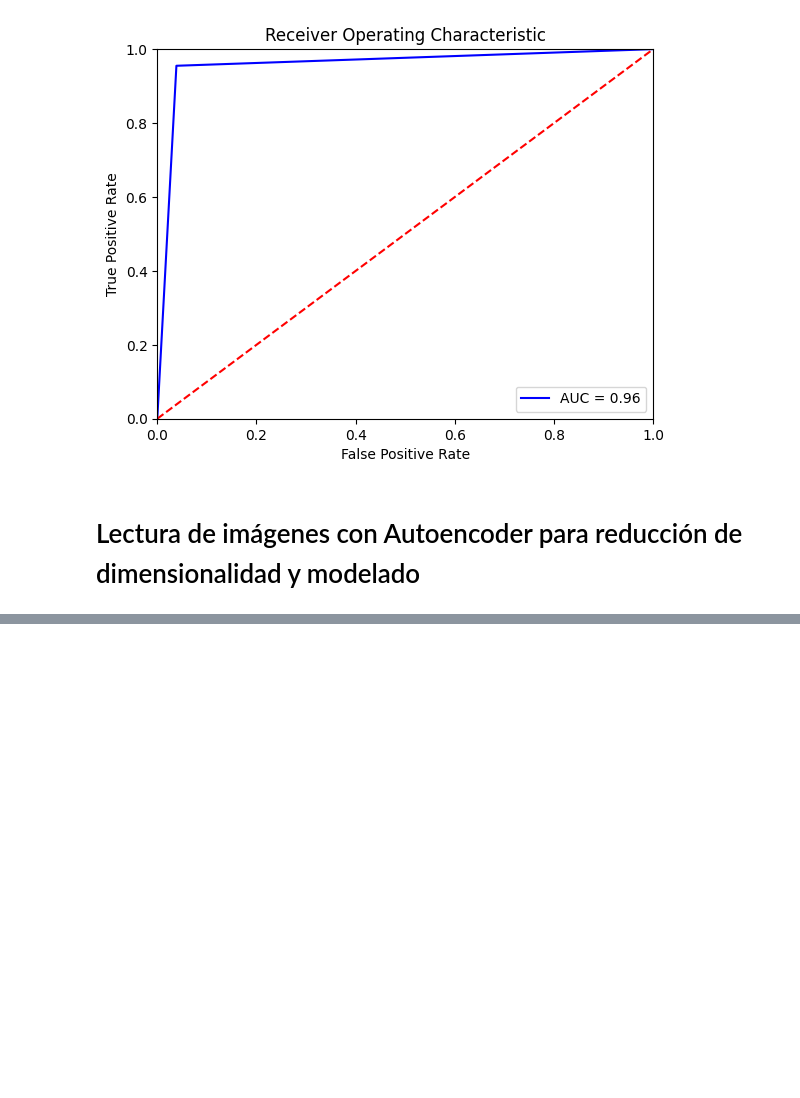
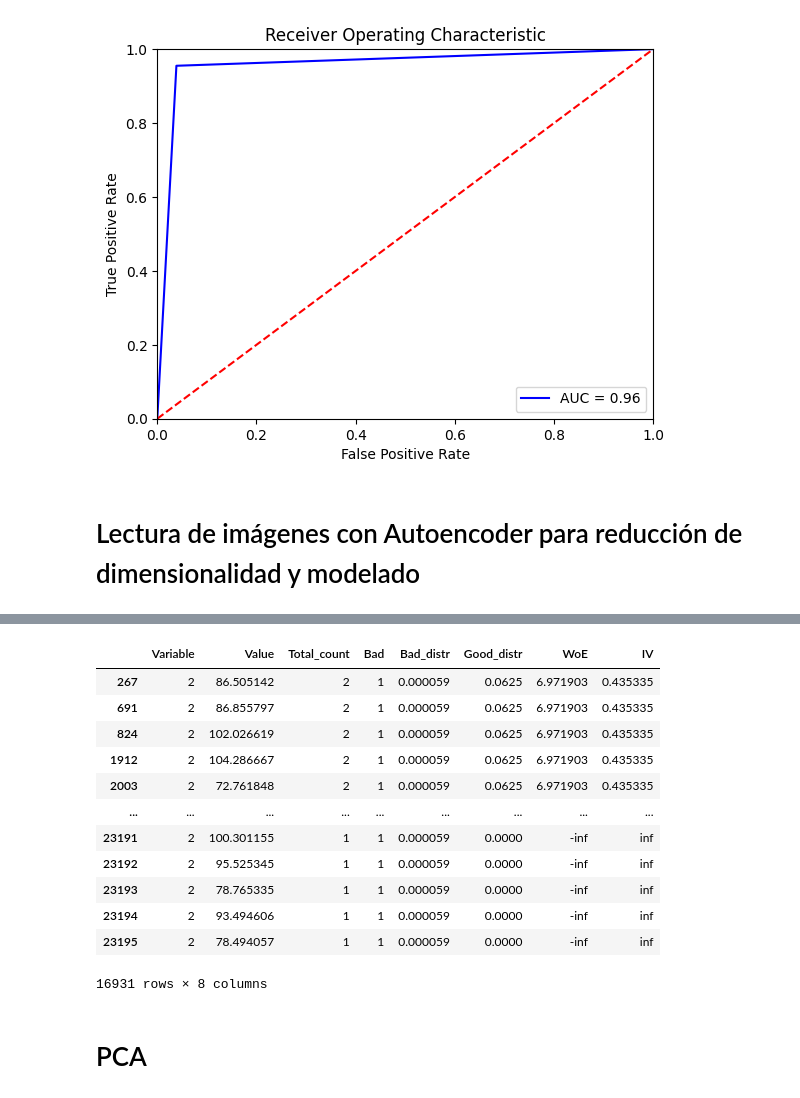
Before and after one commit to AlvarooGm/TFM, a Jupyter notebook: TFM.ipynb, the cells around one changed output, grey strips where cells are left out. Saved outputs shown, nothing was run; the diff lists cells and outputs as text; code cells hidden in the pictures; blank space fills up the shorter version.

```diff
--- a/TFM.ipynb
+++ b/TFM.ipynb
@@ -477,0 +545,32 @@ ValueError: Dimensions must be equal, but are 1000 and 255 for '{{node compile_l
+# %%
+df_new=pd.DataFrame()
+line=[]
+for j in range(images_df[1].nunique()):
+    Variable=1+1
+    Value=images_df[1].unique()[j]
+    line.append([Variable,Value,images_df[images_df[1] == Value].count()[1],images_df[(images_df[1] == Value) & (images_df["Target"] == 1)].count()[1]])
+# %%
+df_new=pd.DataFrame(line, columns=['Variable','Value','Total_count','Bad'])
+# %%
+df_new=df_new[df_new['Bad']>0]
+# %%
+df_new["Bad_distr"]=df_new['Bad']/df_new['Bad'].sum()
+df_new["Good_distr"]=(df_new['Total_count']-df_new['Bad'])/(df_new["Total_count"].sum()-df_new["Bad"].sum())
+df_new["WoE"]=np.log(df_new["Good_distr"]/df_new["Bad_distr"])
+df_new["IV"]=df_new["WoE"]*(df_new["Good_distr"]-df_new["Bad_distr"])
+# %%
+df_new
+# %% [output]
+|  | Variable | Value | Total_count | Bad | Bad_distr | Good_distr | WoE | IV |
+| 267 | 2 | 86.505142 | 2 | 1 | 0.000059 | 0.0625 | 6.971903 | 0.435335 |
+| 691 | 2 | 86.855797 | 2 | 1 | 0.000059 | 0.0625 | 6.971903 | 0.435335 |
+| 824 | 2 | 102.026619 | 2 | 1 | 0.000059 | 0.0625 | 6.971903 | 0.435335 |
+| 1912 | 2 | 104.286667 | 2 | 1 | 0.000059 | 0.0625 | 6.971903 | 0.435335 |
+| 2003 | 2 | 72.761848 | 2 | 1 | 0.000059 | 0.0625 | 6.971903 | 0.435335 |
+| ... | ... | ... | ... | ... | ... | ... | ... | ... |
+| 23191 | 2 | 100.301155 | 1 | 1 | 0.000059 | 0.0000 | -inf | inf |
+| 23192 | 2 | 95.525345 | 1 | 1 | 0.000059 | 0.0000 | -inf | inf |
+| 23193 | 2 | 78.765335 | 1 | 1 | 0.000059 | 0.0000 | -inf | inf |
+| 23194 | 2 | 93.494606 | 1 | 1 | 0.000059 | 0.0000 | -inf | inf |
+| 23195 | 2 | 78.494057 | 1 | 1 | 0.000059 | 0.0000 | -inf | inf |
+16931 rows × 8 columns
@@ -477,0 +580,2 @@ ValueError: Dimensions must be equal, but are 1000 and 255 for '{{node compile_l
+# %% [markdown]
+# PCA
```
Also changed, not shown: parts of 71 cells of this notebook.
